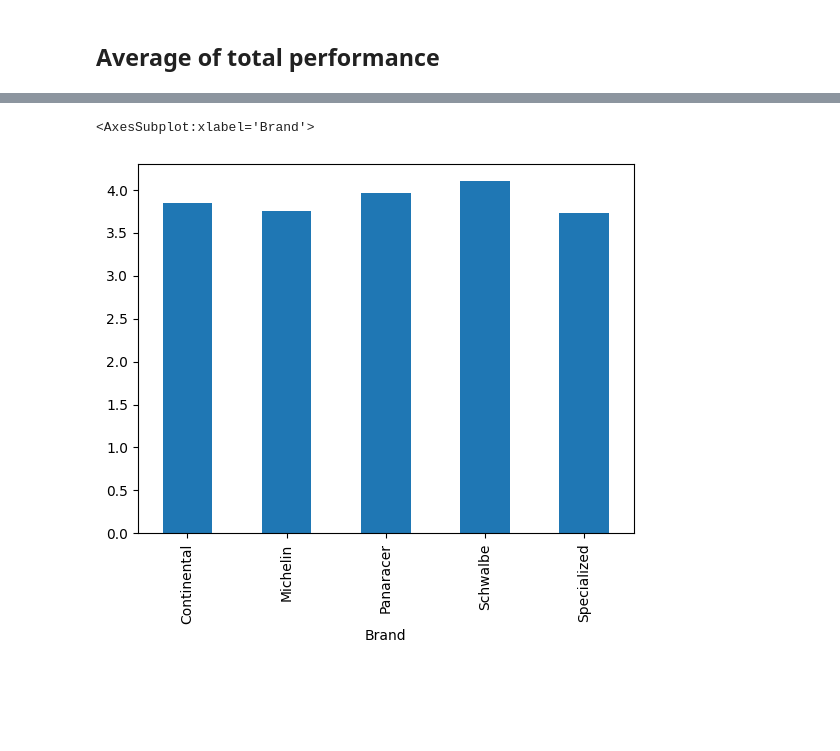
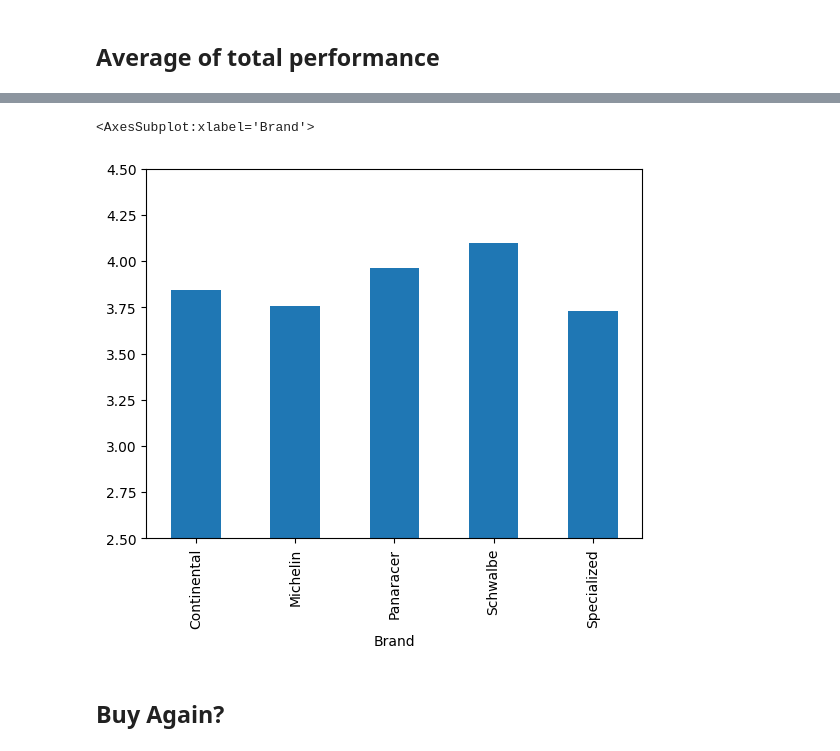
Before and after one commit to sanalps/Tire_Survery_EDA, a Jupyter notebook: BF_street_tire_survey.ipynb, the cells around one changed output, grey strips where cells are left out. Drawn from its saved outputs; the diff is of its cells as text; code cells hidden in the pictures; blank space fills up the shorter version.

Commit message:
buy again evaluated and plotted

```diff
--- a/BF_street_tire_survey.ipynb
+++ b/BF_street_tire_survey.ipynb
@@ -471,5 +502,7 @@ brand4_transposed.plot.area()
 # %%
-brand4_transposed.mean().plot(kind='bar')
+brand4_transposed.mean().plot(kind='bar',ylim=(2.5,4.5))
 # %% [output]
 <AxesSubplot:xlabel='Brand'>
-[figure, old version]
+[figure, new version]
+# %% [markdown]
+## Buy Again?
```
Also changed, not shown: parts of 9 cells of this notebook, 1 other file.
